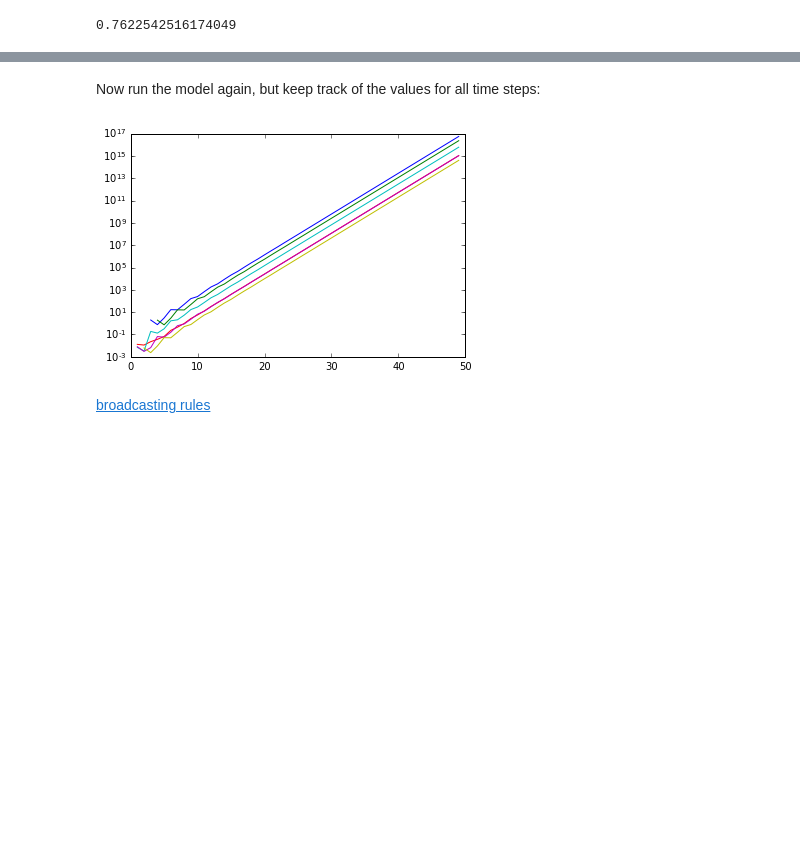
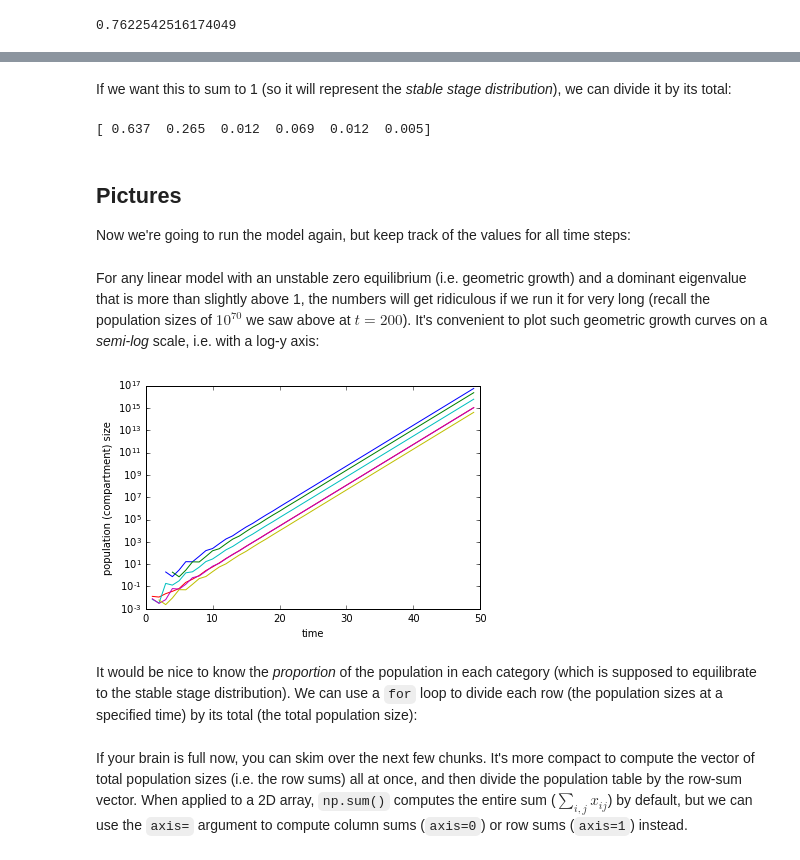
Before and after one commit to bbolker/3mb3, a Jupyter notebook: labNotes/teasel.ipynb, the cells around one changed output, grey strips where cells are left out. Cells and saved outputs as stored; diff of their text form; code cells hidden in the pictures; blank space fills up the shorter version.

```diff
--- a/labNotes/teasel.ipynb
+++ b/labNotes/teasel.ipynb
@@ -85,4 +92,12 @@ array([ 0.637,  0.265,  0.012,  0.069,  0.012,  0.005])
+# %% [markdown]
+If we want this to sum to 1 (so it will represent the *stable stage distribution*), we can divide it by its total:
+# %%
+print(e10/np.sum(e10))
+# %% [output]
+[ 0.637  0.265  0.012  0.069  0.012  0.005]
 # %% [markdown]
-Now run the model again, but keep track of the values for all time steps:
+## Pictures
+
+Now we're going to run the model again, but keep track of the values for all time steps:
 # %%
 tvec = np.arange(50)
@@ -90,10 +105,14 @@ x = np.zeros((len(tvec),len(start)))  ## set up space for results
 x[0,:] = start
 for t in tvec[1:]:
         x[t,:] = M.dot(x[t-1,:])
+# %% [markdown]
+For any linear model with an unstable zero equilibrium (i.e. geometric growth) and a dominant eigenvalue that is more than slightly above 1, the numbers will get ridiculous if we run it for very long (recall the population sizes of $10^{70}$ we saw above at $t=200$). It's convenient to plot such geometric growth curves on a *semi-log* scale, i.e. with a log-y axis:
 # %%
 %matplotlib inline
 plt.semilogy(tvec,x);  ## "semi-log-y" (i.e. y is on the log scale)
+plt.xlabel("time")
+plt.ylabel("population (compartment) size");
 # %% [output]
-[figure, old version]
+[figure, new version]
-# %% [markdown]
-[broadcasting rules](https://docs.scipy.org/doc/numpy-1.13.0/user/basics.broadcasting.html)
+# %% [markdown]
+It would be nice to know the *proportion* of the population in each category (which is supposed to equilibrate to the stable stage distribution). We can use a `for` loop to divide each row (the population sizes at a specified time) by its total (the total population size):
@@ -100,2 +123,4 @@ plt.semilogy(tvec,x);  ## "semi-log-y" (i.e. y is on the log scale)
+# %% [markdown]
+If your brain is full now, you can skim over the next few chunks. It's more compact to compute the vector of total population sizes (i.e. the row sums) all at once, and then divide the population table by the row-sum vector. When applied to a 2D array, `np.sum()` computes the entire sum ($\sum_{i,j} x_{ij}$) by default, but we can use the `axis=` argument to compute column sums (`axis=0`) or row sums (`axis=1`) instead.
 # %%
 rowsums = np.sum(x,axis=1)
```
Also changed, not shown: parts of 24 cells of this notebook, 3 other files.
